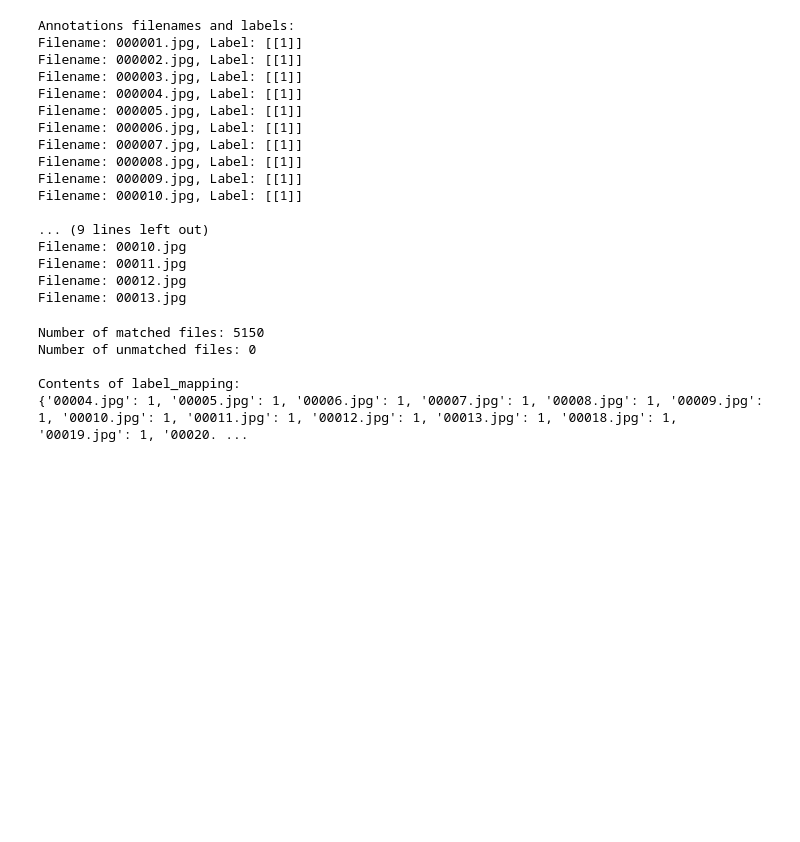
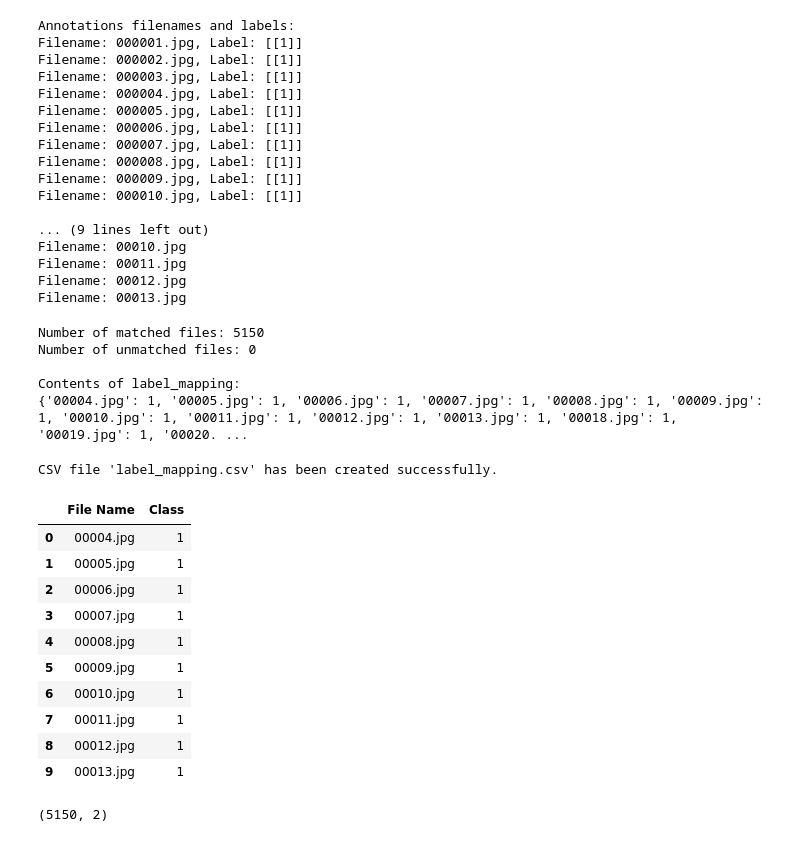
Before and after one commit to jesseg102/ADS-508--Cloud-Computing, a Jupyter notebook: final_project.ipynb, the cells around one changed output. Saved outputs shown, nothing was run; the diff lists cells and outputs as text; code cells hidden in the pictures; blank space fills up the shorter version.

```diff
--- a/final_project.ipynb
+++ b/final_project.ipynb
@@ -1198,4 +1152,36 @@ Number of unmatched files: 0
 
 Contents of label_mapping:
 {'00004.jpg': 1, '00005.jpg': 1, '00006.jpg': 1, '00007.jpg': 1, '00008.jpg': 1, '00009.jpg': 1, '00010.jpg': 1, '00011.jpg': 1, '00012.jpg': 1, '00013.jpg': 1, '00018.jpg': 1, '00019.jpg': 1, '00020. ...
+# %%
+# Convert label_mapping dictionary to a DataFrame
+df = pd.DataFrame(list(label_mapping.items()), columns=['File Name', 'Class'])
+
+# Sort DataFrame by file name
+df = df.sort_values(by='File Name')
+
+# Save DataFrame to a CSV file
+df.to_csv('label_mapping.csv', index=False)
+
+print("CSV file 'label_mapping.csv' has been created successfully.")
+# %% [output]
+CSV file 'label_mapping.csv' has been created successfully.
+# %%
+# Display label indicator
+df.head(10)
+# %% [output]
+|  | File Name | Class |
+| 0 | 00004.jpg | 1 |
+| 1 | 00005.jpg | 1 |
+| 2 | 00006.jpg | 1 |
+| 3 | 00007.jpg | 1 |
+| 4 | 00008.jpg | 1 |
+| 5 | 00009.jpg | 1 |
+| 6 | 00010.jpg | 1 |
+| 7 | 00011.jpg | 1 |
+| 8 | 00012.jpg | 1 |
+| 9 | 00013.jpg | 1 |
+# %%
+df.shape
+# %% [output]
+(5150, 2)
 # %%
```
Also changed, not shown: parts of 7 cells of this notebook.
